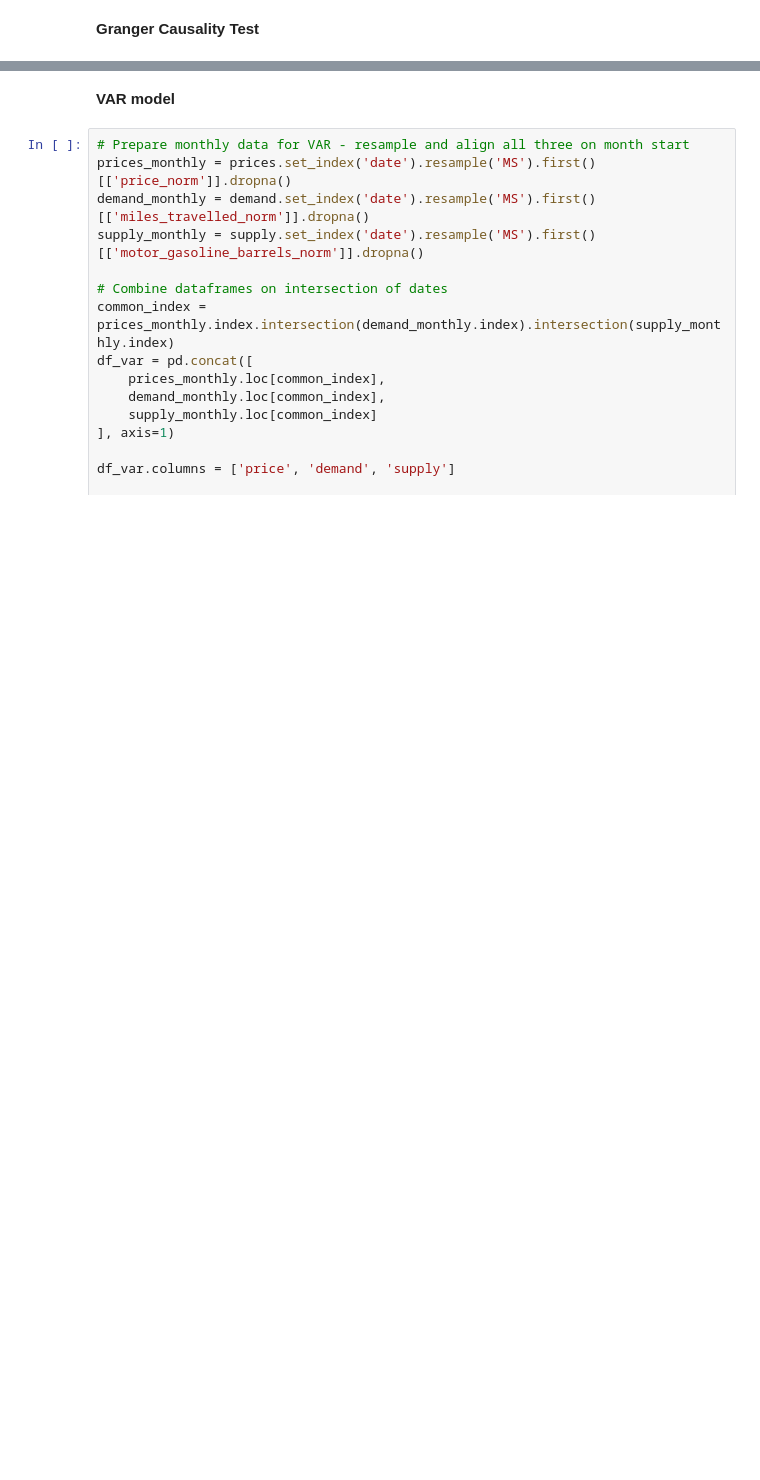
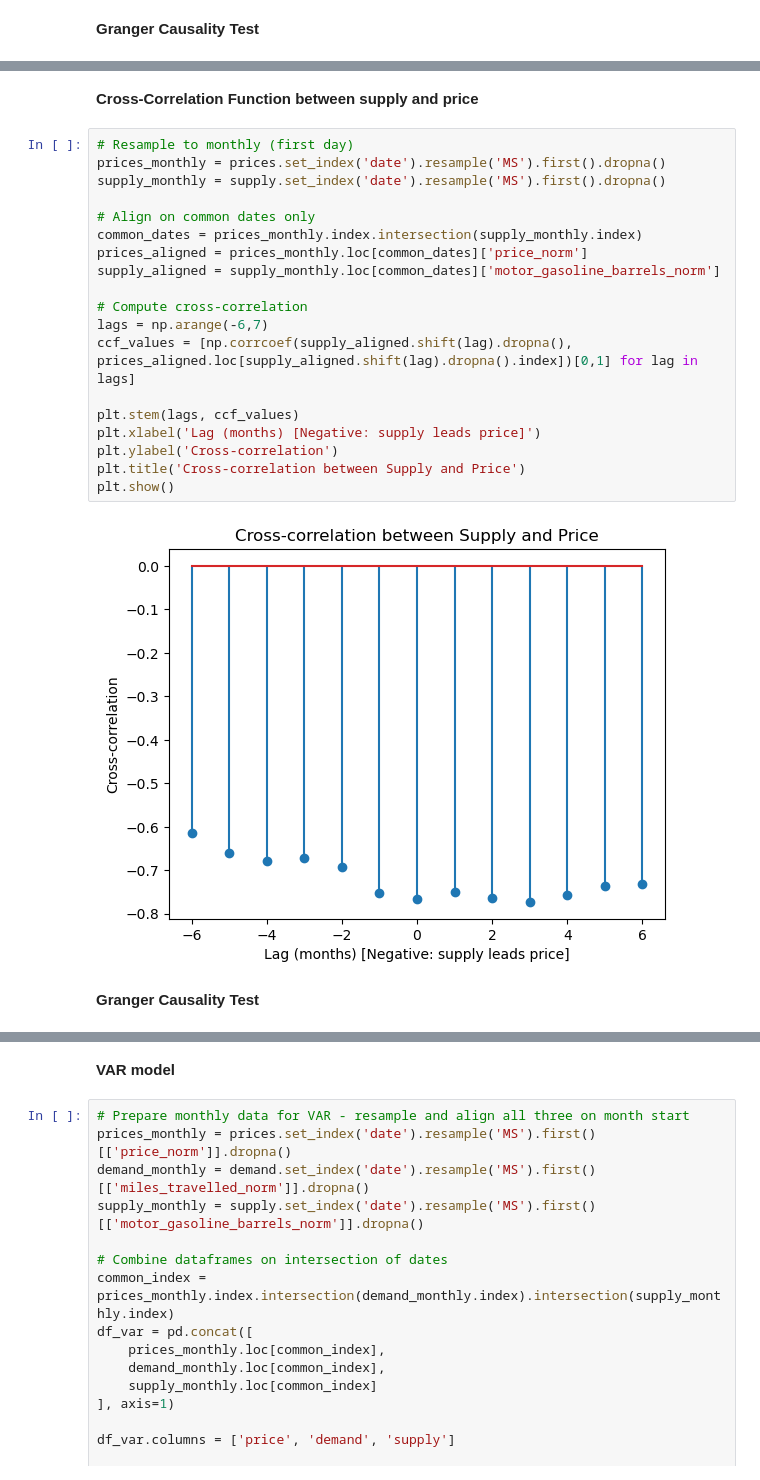
Before and after one commit to zenbean/Citadel-Women-s-Datathon-2025, a Jupyter notebook: consumer.ipynb, the cells around one changed output, grey strips where cells are left out. Drawn from its saved outputs; the diff is of its cells as text; blank space fills up the shorter version.

```diff
--- a/consumer.ipynb
+++ b/consumer.ipynb
@@ -512,0 +581,25 @@ grangercausalitytests(df_gc[['demand','price']], maxlag=maxlag, verbose=True)
+# %% [markdown]
+**Cross-Correlation Function between supply and price**
+# %%
+# Resample to monthly (first day)
+prices_monthly = prices.set_index('date').resample('MS').first().dropna()
+supply_monthly = supply.set_index('date').resample('MS').first().dropna()
+
+# Align on common dates only
+common_dates = prices_monthly.index.intersection(supply_monthly.index)
+prices_aligned = prices_monthly.loc[common_dates]['price_norm']
+supply_aligned = supply_monthly.loc[common_dates]['motor_gasoline_barrels_norm']
+
+# Compute cross-correlation
+lags = np.arange(-6,7)
+ccf_values = [np.corrcoef(supply_aligned.shift(lag).dropna(), prices_aligned.loc[supply_aligned.shift(lag).dropna().index])[0,1] for lag in lags]
+
+plt.stem(lags, ccf_values)
+plt.xlabel('Lag (months) [Negative: supply leads price]')
+plt.ylabel('Cross-correlation')
+plt.title('Cross-correlation between Supply and Price')
+plt.show()
+# %% [output]
+[figure, added]
+# %% [markdown]
+**Granger Causality Test**
```
Also changed, not shown: parts of 8 cells of this notebook.
